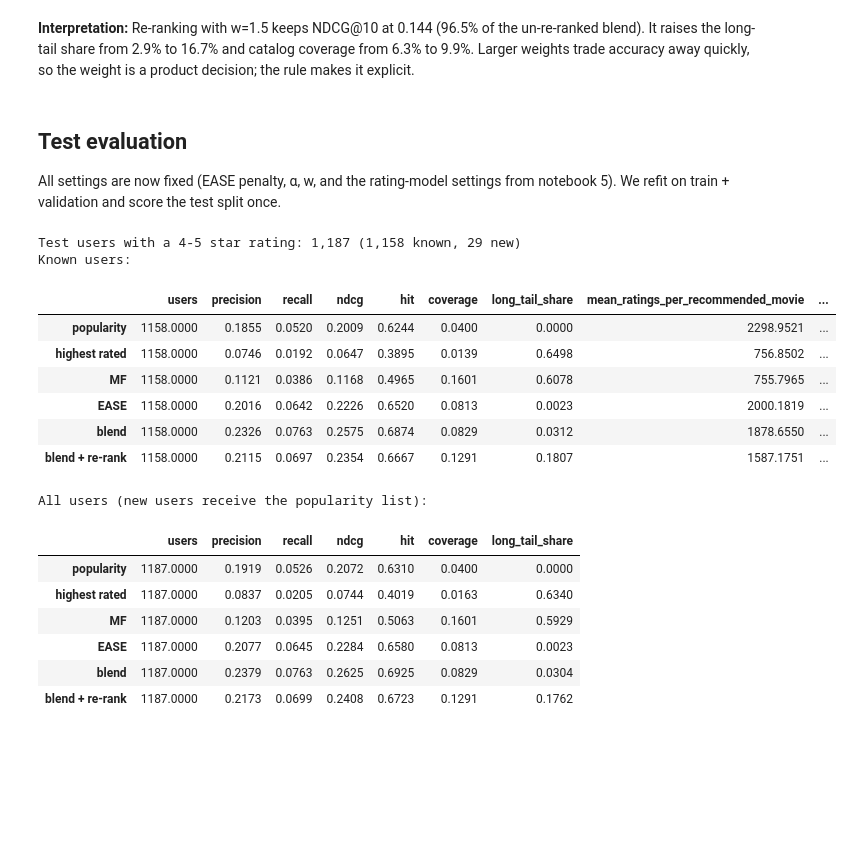
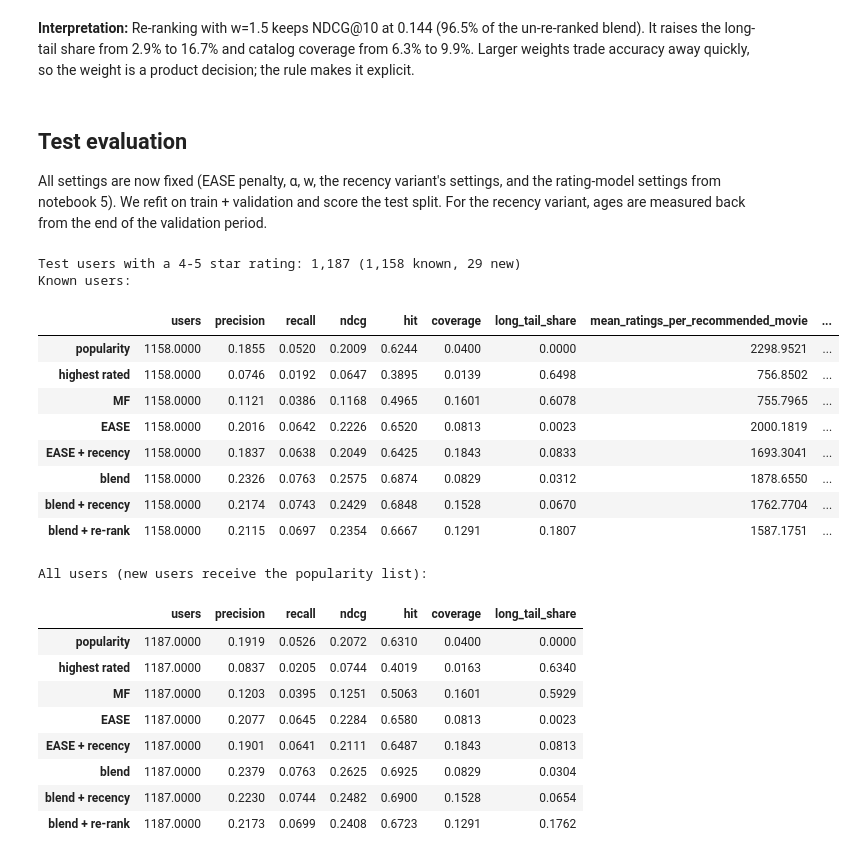
Before and after one commit to zaeem886/cinecue, a Jupyter notebook: notebooks/06_ranking.ipynb, the cells around one changed output. Cells and saved outputs as stored; diff of their text form; code cells hidden in the pictures; blank space fills up the shorter version.

```diff
--- a/notebooks/06_ranking.ipynb
+++ b/notebooks/06_ranking.ipynb
@@ -87,8 +101,9 @@ class RankingData:
         self.known = np.isin(self.users, mf.users.ids)
         rows = pd.Series(np.arange(len(self.users)), index=self.users)
         past = history.loc[history.user_id.isin(self.users)]
-        self.history = ease.history_matrix(rows[past.user_id].to_numpy(), mf.movies.encode(past.movie_id),
-                                           len(self.users))
+        self.rows, self.positions = rows[past.user_id].to_numpy(), mf.movies.encode(past.movie_id)
+        self.stamps, self.now = past.timestamp.to_numpy(), history.timestamp.max()
+        self.history = ease.history_matrix(self.rows, self.positions, len(self.users))
         self.seen = self.history.astype(bool)
         self.counts = history.movie_id.value_counts().reindex(self.movie_ids).fillna(0).to_numpy()
         head_size = int(np.ceil(0.10 * len(self.movie_ids)))
@@ -97,6 +112,12 @@ class RankingData:
         self.popularity = popularity_scale(self.counts)
         # Already-rated movies and movies below the support floor are never recommended.
         self.exclude = self.seen | (self.counts < MIN_SUPPORT)[None, :]
+        self.ease_template = ease
+
+    def weighted_history(self, half_life_days):
+        """History matrix with recency weights; a half-life of 0 means no weighting."""
+        weights = recency_weights(self.stamps, self.now, half_life_days or None)
+        return self.ease_template.history_matrix(self.rows, self.positions, len(self.users), weights)
 
     def ranked(self, known_scores=None, known_ranked=None):
         """Top-K lists for every user; users new at the cutoff get the popularity list."""
@@ -113,17 +134,23 @@ class RankingData:
         beyond = beyond_accuracy(lists[mask], self.counts, self.head, self.genres, len(self.movie_ids))
         return {"users": int(mask.sum()), **accuracy.to_dict(), **beyond}
 
+    def user_ndcg(self, lists):
+        """Per-user NDCG@K for users known at the cutoff, for paired comparisons."""
+        return accuracy_metrics(lists[self.known], [r for r, m in zip(self.relevant, self.known) if m]).ndcg.to_numpy()
 
-def model_scores(data, mf, ease, bias, alpha):
-    """Score matrices for users known at the cutoff."""
+
+def model_scores(data, mf, ease, ease_recent, bias, alpha, recent_alpha, half_life):
+    """Score matrices for users known at the cutoff: the final models and the recency variants."""
     known_users = data.users[data.known]
     mf_scores = mf.user_vectors[mf.users.encode(known_users)] @ mf.item_aug.T + mf.mean + mf.item_bias
-    ease_scores = ease.score(data.history[data.known])
+    ease_plain = ease.score(data.history[data.known])
+    ease_weighted = ease_recent.score(data.weighted_history(half_life)[data.known])
     movie_bias = bias.item_bias[bias.movies.encode(data.movie_ids)]
     return {"popularity": None,
             "highest rated": np.tile(movie_bias, (len(known_users), 1)),
-            "MF": mf_scores, "EASE": ease_scores,
-            "blend": blend(ease_scores, mf_scores, alpha)}
+            "MF": mf_scores, "EASE": ease_plain, "EASE + recency": ease_weighted,
+            "blend": blend(ease_plain, mf_scores, alpha),
+            "blend + recency": blend(ease_weighted, mf_scores, recent_alpha)}
 # %%
 bias = BiasModel(**ratings["bias"]).fit(train.user_id, train.movie_id, train.rating)
 mf_params = {key: ratings["mf"][key] for key in ["factors", "reg", "n_iter", "seed"]}
@@ -180,5 +217,5 @@ Selected EASE reg=30000, alpha=0.75: validation NDCG@10 0.1496
 # %%
-scores = model_scores(val, mf, eases[EASE_REG], bias, ALPHA)
+scores = model_scores(val, mf, eases[EASE_REG], eases[RECENT_REG], bias, ALPHA, RECENT_ALPHA, RECENT_HALF_LIFE)
 val_lists = {name: val.ranked(matrix) for name, matrix in scores.items()}
 val_table = pd.DataFrame({name: val.evaluate(lists) for name, lists in val_lists.items()}).T
 display(val_table)
@@ -191,7 +228,9 @@ display(Markdown(
     f"({val_table.loc['highest rated', 'ndcg']:.3f}) does far worse: both push obscure movies with high predicted "
     f"ratings, which few users go on to watch. That is a well-known gap between rating accuracy and top-N quality "
     f"(Cremonesi et al., 2010). EASE reaches {val_table.loc['EASE', 'ndcg']:.3f}, and the blend reaches "
-    f"{val_table.loc['blend', 'ndcg']:.3f} with {val_table.loc['blend', 'coverage']:.1%} catalog coverage. "
+    f"{val_table.loc['blend', 'ndcg']:.3f} with {val_table.loc['blend', 'coverage']:.1%} catalog coverage. On validation "
+    f"the recency variants score higher (EASE {val_table.loc['EASE + recency', 'ndcg']:.3f}, blend "
+    f"{val_table.loc['blend + recency', 'ndcg']:.3f}); the test section shows that this does not carry over. "
     f"Without the {MIN_SUPPORT}-rating floor, NDCG@10 would be {no_floor['MF']['ndcg']:.3f} for MF and "
     f"{no_floor['blend']['ndcg']:.3f} for the blend: the floor mostly protects MF from its noisiest movies."))
 # %% [output]
@@ -266,35 +307,40 @@ display(Markdown(
 # %% [markdown]
 ## Test evaluation
 
-All settings are now fixed (EASE penalty, α, w, and the rating-model settings from
-notebook 5). We refit on train + validation and score the test split once.
+All settings are now fixed (EASE penalty, α, w, the recency variant's settings, and the
+rating-model settings from notebook 5). We refit on train + validation and score the test
+split. For the recency variant, ages are measured back from the end of the validation period.
 # %%
 history = pd.concat([train, validation], ignore_index=True)
 final_bias = BiasModel(**ratings["bias"]).fit(history.user_id, history.movie_id, history.rating)
 final_mf = MatrixFactorization(**mf_params).fit(history.user_id, history.movie_id, history.rating)
 final_ease = EASE(reg=EASE_REG).fit(history.user_id, history.movie_id)
+final_ease_recent = final_ease if RECENT_REG == EASE_REG else EASE(reg=RECENT_REG).fit(history.user_id, history.movie_id)
 tst = RankingData(history, test, final_mf, final_ease)
-test_scores = model_scores(tst, final_mf, final_ease, final_bias, ALPHA)
+test_scores = model_scores(tst, final_mf, final_ease, final_ease_recent, final_bias, ALPHA, RECENT_ALPHA,
+                           RECENT_HALF_LIFE)
 test_lists = {name: tst.ranked(matrix) for name, matrix in test_scores.items()}
 test_lists["blend + re-rank"] = tst.ranked(known_ranked=rerank_by_popularity(
     test_scores["blend"], tst.exclude[tst.known], tst.popularity, WEIGHT, K))
 test_known = pd.DataFrame({name: tst.evaluate(lists, "known") for name, lists in test_lists.items()}).T
 test_all = pd.DataFrame({name: tst.evaluate(lists, "all") for name, lists in test_lists.items()}).T
 new_users = tst.evaluate(test_lists["popularity"], "new")
 print(f"Test users with a 4-5 star rating: {len(tst.users):,} ({tst.known.sum():,} known, {(~tst.known).sum():,} new)")
 print("Known users:")
 display(test_known)
 print("All users (new users receive the popularity list):")
 display(test_all[["users", "precision", "recall", "ndcg", "hit", "coverage", "long_tail_share"]])
 # %% [output]
 Test users with a 4-5 star rating: 1,187 (1,158 known, 29 new)
 Known users:
 |  | users | precision | recall | ndcg | hit | coverage | long_tail_share | mean_ratings_per_recommended_movie | ... |
 | popularity | 1158.0000 | 0.1855 | 0.0520 | 0.2009 | 0.6244 | 0.0400 | 0.0000 | 2298.9521 | ... |
 | highest rated | 1158.0000 | 0.0746 | 0.0192 | 0.0647 | 0.3895 | 0.0139 | 0.6498 | 756.8502 | ... |
 | MF | 1158.0000 | 0.1121 | 0.0386 | 0.1168 | 0.4965 | 0.1601 | 0.6078 | 755.7965 | ... |
 | EASE | 1158.0000 | 0.2016 | 0.0642 | 0.2226 | 0.6520 | 0.0813 | 0.0023 | 2000.1819 | ... |
+| EASE + recency | 1158.0000 | 0.1837 | 0.0638 | 0.2049 | 0.6425 | 0.1843 | 0.0833 | 1693.3041 | ... |
 | blend | 1158.0000 | 0.2326 | 0.0763 | 0.2575 | 0.6874 | 0.0829 | 0.0312 | 1878.6550 | ... |
+| blend + recency | 1158.0000 | 0.2174 | 0.0743 | 0.2429 | 0.6848 | 0.1528 | 0.0670 | 1762.7704 | ... |
 | blend + re-rank | 1158.0000 | 0.2115 | 0.0697 | 0.2354 | 0.6667 | 0.1291 | 0.1807 | 1587.1751 | ... |
 All users (new users receive the popularity list):
 |  | users | precision | recall | ndcg | hit | coverage | long_tail_share |
@@ -302,5 +348,7 @@ All users (new users receive the popularity list):
 | highest rated | 1187.0000 | 0.0837 | 0.0205 | 0.0744 | 0.4019 | 0.0163 | 0.6340 |
 | MF | 1187.0000 | 0.1203 | 0.0395 | 0.1251 | 0.5063 | 0.1601 | 0.5929 |
 | EASE | 1187.0000 | 0.2077 | 0.0645 | 0.2284 | 0.6580 | 0.0813 | 0.0023 |
+| EASE + recency | 1187.0000 | 0.1901 | 0.0641 | 0.2111 | 0.6487 | 0.1843 | 0.0813 |
 | blend | 1187.0000 | 0.2379 | 0.0763 | 0.2625 | 0.6925 | 0.0829 | 0.0304 |
+| blend + recency | 1187.0000 | 0.2230 | 0.0744 | 0.2482 | 0.6900 | 0.1528 | 0.0654 |
 | blend + re-rank | 1187.0000 | 0.2173 | 0.0699 | 0.2408 | 0.6723 | 0.1291 | 0.1762 |
```
Also changed, not shown: parts of 13 cells of this notebook, 1 other file.
